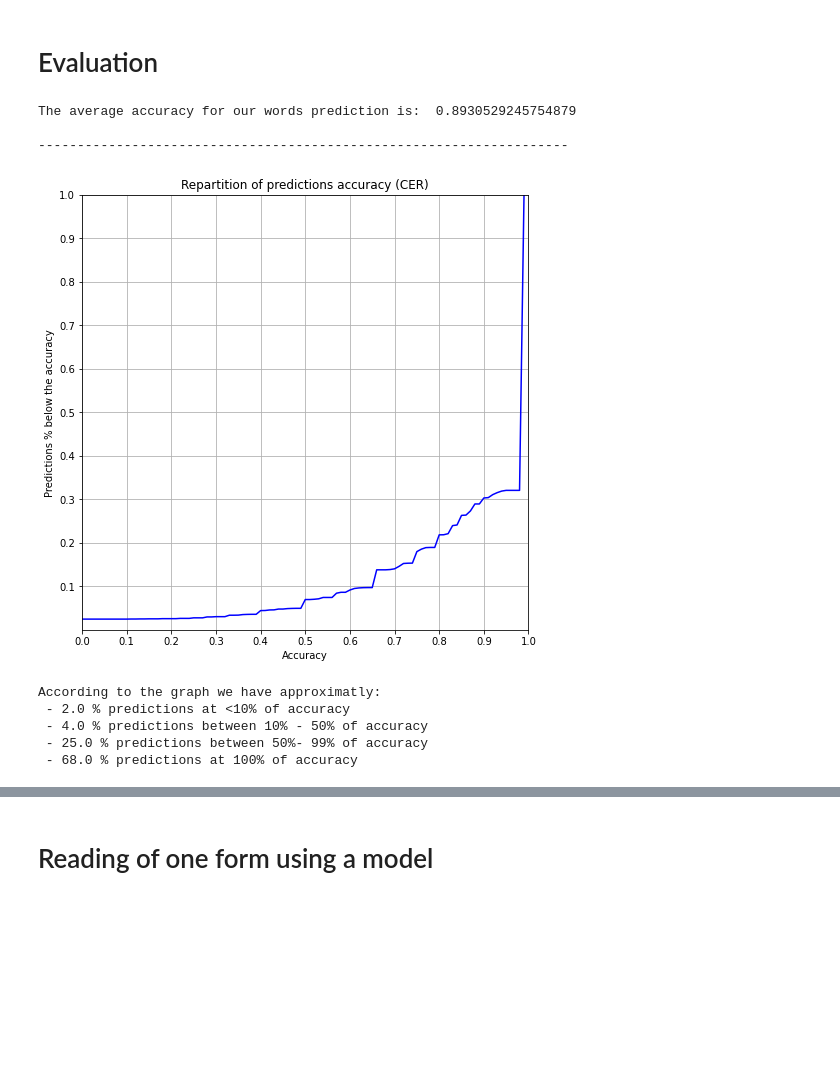
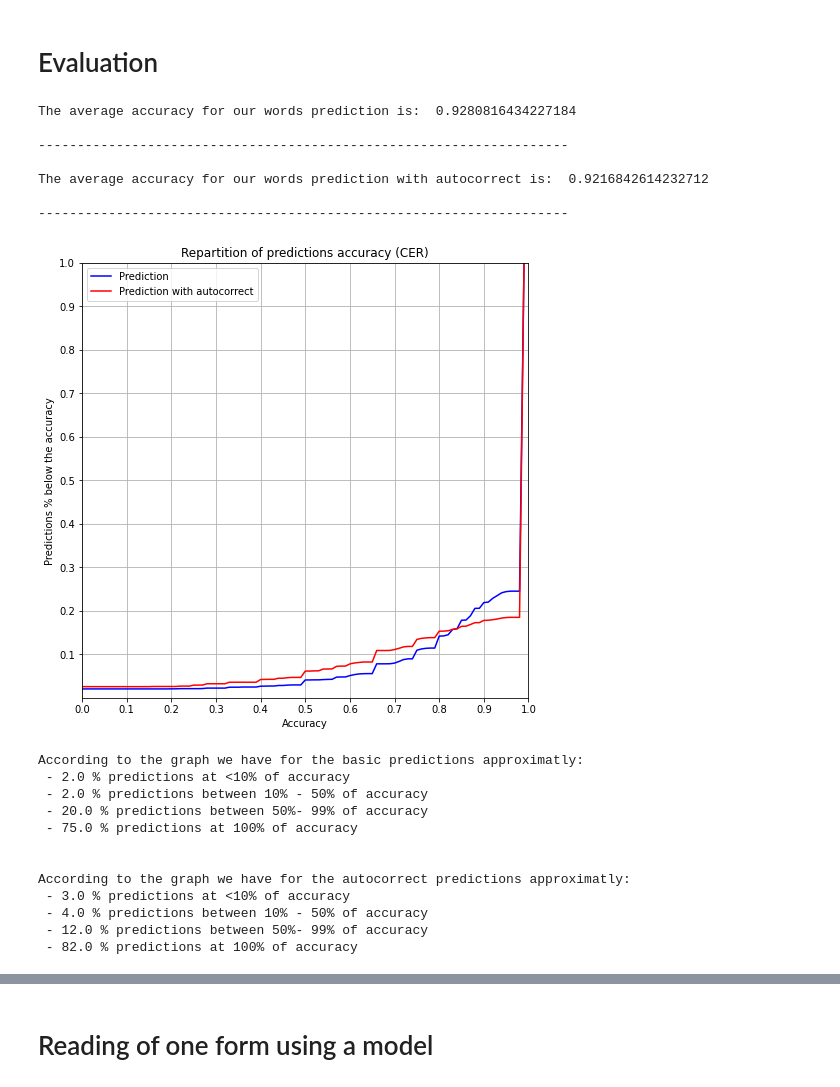
Before and after one commit to Zokoban/pyOCRTEN, a Jupyter notebook: ocr_project.ipynb, the cells around one changed output, grey strips where cells are left out. Drawn from its saved outputs; the diff is of its cells as text; code cells hidden in the pictures; blank space fills up the shorter version.

Commit message:
Add autocorrect to the end result prediction: Improvement of the 100% predictions but putting down some average accuracy to low. Same accuracy average

```diff
--- a/ocr_project.ipynb
+++ b/ocr_project.ipynb
@@ -356,8 +356,8 @@ print(tf.sparse.to_dense(a).numpy())
 
 numHidden = 256
 
-load_model_var = False
-name_load_model = "CRNN_1_2410"
+load_model_var = True
+name_load_model = "CRNN_1_2710"
 
 #-------------------------------------------------------------------------
 from google.colab import drive
@@ -724,6 +592,8 @@ plt.title("Training history");
 # %% [markdown]
 ## Predictions
 # %%
+from textblob import TextBlob
+
 #####################################################
 # Definition of decode function and Greedy decoder  #
 #####################################################
@@ -773,6 +643,18 @@ for X_t,y_t in dataset_test:
 results=list(zip(np.array(y_true).flatten(),np.array(y_pred).flatten(),))
 
 #---------------------------------------------------------------
+
+#########################
+# Prediction correction #
+#########################
+
+def correct_sentence(x):
+  return TextBlob(x).correct()
+
+y_pred_corr = map(correct_sentence,np.array(y_pred).flatten())
+
+
+results_corrected=list(zip(np.array(y_true).flatten(),y_pred_corr,))
 # %% [markdown]
 # Evaluation
 # %%
@@ -789,48 +671,82 @@ for words in results: # Calculation of the percentage of letters accuracy for ea
 print("The average accuracy for our words prediction is: ",np.mean(score),
       "\n\n--------------------------------------------------------------------\n")
 
+
+score_corrected=[]
+for words in results_corrected: # Calculation of the percentage of letters accuracy for each word between transcription and prediction
+  score_corrected.append(difflib.SequenceMatcher(None,words[0].decode("utf-8"),words[1]).ratio())
+
+print("The average accuracy for our words prediction with autocorrect is: ",np.mean(score_corrected),
+      "\n\n--------------------------------------------------------------------\n")
+
+
 #-----------------------------------------------------
 
 ##################################################
 # Display of the word accuracy (CER) repartition #
 ##################################################
 
 plt.figure(figsize=(8,8))
 # evaluation of the histogram
 values, base = np.histogram(score, bins=100)
+values_corrected, base_corrected = np.histogram(score_corrected, bins=100)
 #evaluation the cumulative
 cumulative = np.cumsum(values)
+cumulative_corrected = np.cumsum(values_corrected)
 # plot the cumulative function
-plt.plot(base[:-1], cumulative/cumulative[-1], c='blue')
+plt.plot(base[:-1], cumulative/cumulative[-1], c='blue',label="Prediction")
+plt.plot(base[:-1], cumulative_corrected/cumulative_corrected[-1], c='red',label="Prediction with autocorrect")
+
 
 plt.title("Repartition of predictions accuracy (CER)")
 plt.xlabel("Accuracy")
 plt.ylabel("Predictions % below the accuracy")
 plt.xticks(np.arange(0,1.1,0.1))
 plt.yticks(np.arange(0.1,1.1,0.1))
 plt.xlim([0,1])
 plt.ylim([0,1])
 plt.grid()
+plt.legend(loc="upper left")
 plt.show();
 
 ar_res = np.array(results)
 ar_score = np.array(score)
 
-print("According to the graph we have approximatly:\n",
+ar_res_cor = np.array(results_corrected)
+ar_score_cor = np.array(score_corrected)
+
+print("According to the graph we have for the basic predictions approximatly:\n",
       "-",np.round((len(ar_res[(ar_score <= 0.1)])/len(ar_res))*100), "% predictions at <10% of accuracy\n",
       "-",np.round((len(ar_res[(0.1 < ar_score) & (ar_score <= 0.5)])/len(ar_res))*100)  ,"% predictions between 10% - 50% of accuracy\n",
       "-",np.round((len(ar_res[(0.5 < ar_score) & (ar_score <= 0.99)])/len(ar_res))*100) ,"% predictions between 50%- 99% of accuracy\n",
       "-",np.round((len(ar_res[(0.99 < ar_score)])/len(ar_res))*100) ,"% predictions at 100% of accuracy")
+
+print("\n\nAccording to the graph we have for the autocorrect predictions approximatly:\n",
+      "-",np.round((len(ar_res_cor[(ar_score_cor <= 0.1)])/len(ar_res_cor))*100), "% predictions at <10% of accuracy\n",
+      "-",np.round((len(ar_res_cor[(0.1 < ar_score_cor) & (ar_score_cor <= 0.5)])/len(ar_res_cor))*100)  ,"% predictions between 10% - 50% of accuracy\n",
+      "-",np.round((len(ar_res_cor[(0.5 < ar_score_cor) & (ar_score_cor <= 0.99)])/len(ar_res_cor))*100) ,"% predictions between 50%- 99% of accuracy\n",
+      "-",np.round((len(ar_res_cor[(0.99 < ar_score_cor)])/len(ar_res_cor))*100) ,"% predictions at 100% of accuracy")
 # %% [output]
-The average accuracy for our words prediction is:  0.8930529245754879
+The average accuracy for our words prediction is:  0.9280816434227184
 
 --------------------------------------------------------------------
+
+The average accuracy for our words prediction with autocorrect is:  0.9216842614232712
+
+--------------------------------------------------------------------
-[figure, old version]
+[figure, new version]
-According to the graph we have approximatly:
+According to the graph we have for the basic predictions approximatly:
  - 2.0 % predictions at <10% of accuracy
+ - 2.0 % predictions between 10% - 50% of accuracy
+ - 20.0 % predictions between 50%- 99% of accuracy
+ - 75.0 % predictions at 100% of accuracy
+
+
+According to the graph we have for the autocorrect predictions approximatly:
+ - 3.0 % predictions at <10% of accuracy
  - 4.0 % predictions between 10% - 50% of accuracy
- - 25.0 % predictions between 50%- 99% of accuracy
- - 68.0 % predictions at 100% of accuracy
+ - 12.0 % predictions between 50%- 99% of accuracy
+ - 82.0 % predictions at 100% of accuracy
 # %%
 ########################################
 # Display of several failed prediction #
```
Also changed, not shown: parts of 10 cells of this notebook.
